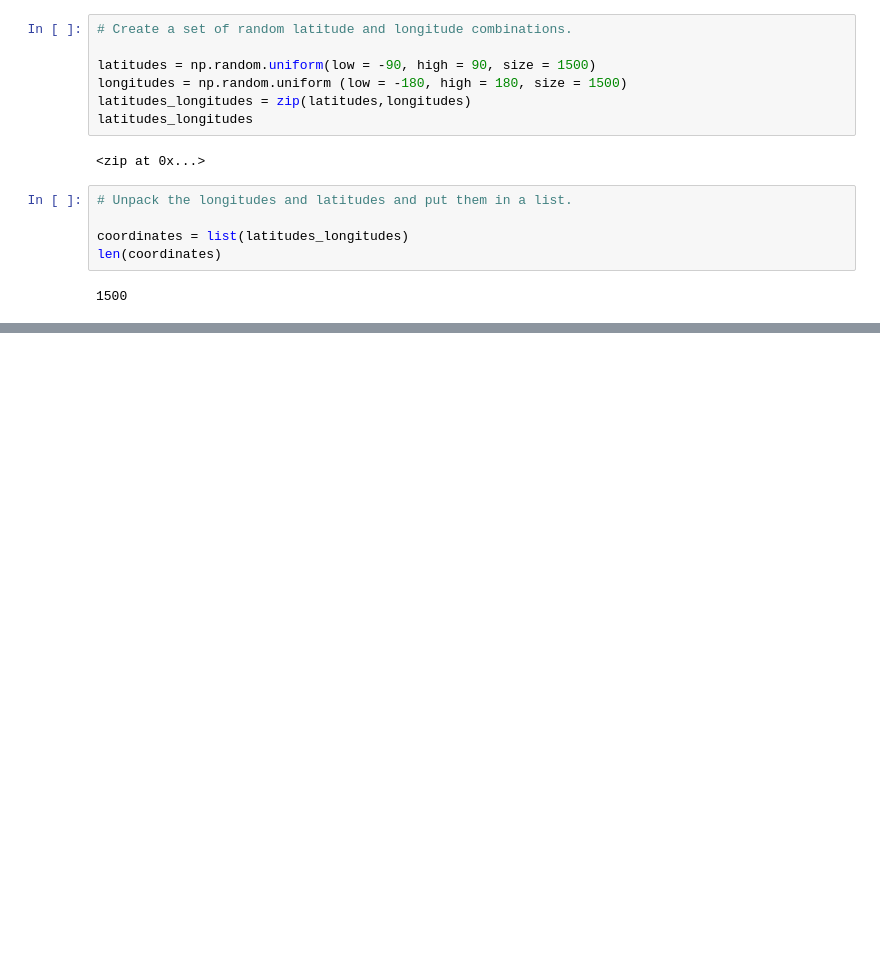
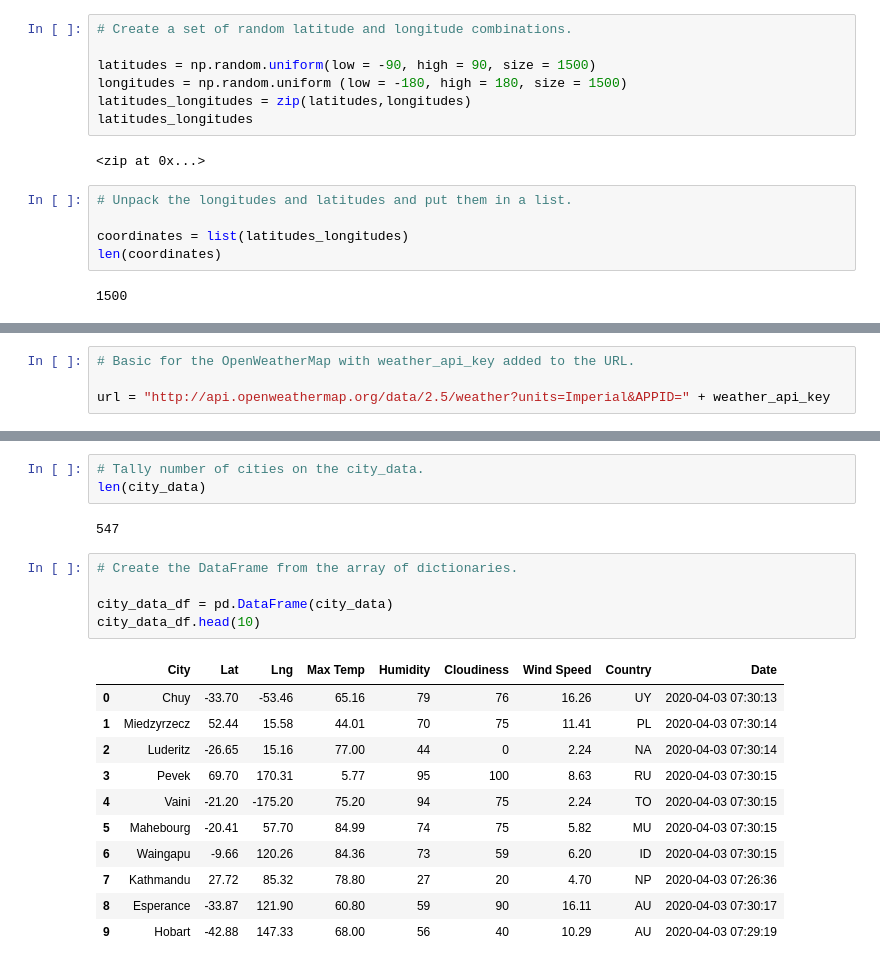
Before and after one commit to Azaima-Asghar/World_Weather_Analysis, a Jupyter notebook: WeatherPy.ipynb, the cells around one changed output, grey strips where cells are left out. Saved outputs shown, nothing was run; the diff lists cells and outputs as text; blank space fills up the shorter version.

Commit message:
Adding code to weatherPy file.

```diff
--- a/WeatherPy.ipynb
+++ b/WeatherPy.ipynb
@@ -38,0 +42,4 @@ len(cities)
+# %%
+# Basic for the OpenWeatherMap with weather_api_key added to the URL.
+
+url = "http://api.openweathermap.org/data/2.5/weather?units=Imperial&APPID=" + weather_api_key
@@ -38,0 +124,22 @@ len(cities)
+# %%
+# Tally number of cities on the city_data.
+len(city_data)
+# %% [output]
+547
+# %%
+# Create the DataFrame from the array of dictionaries.
+
+city_data_df = pd.DataFrame(city_data)
+city_data_df.head(10)
+# %% [output]
+|  | City | Lat | Lng | Max Temp | Humidity | Cloudiness | Wind Speed | Country | Date |
+| 0 | Chuy | -33.70 | -53.46 | 65.16 | 79 | 76 | 16.26 | UY | 2020-04-03 07:30:13 |
+| 1 | Miedzyrzecz | 52.44 | 15.58 | 44.01 | 70 | 75 | 11.41 | PL | 2020-04-03 07:30:14 |
+| 2 | Luderitz | -26.65 | 15.16 | 77.00 | 44 | 0 | 2.24 | NA | 2020-04-03 07:30:14 |
+| 3 | Pevek | 69.70 | 170.31 | 5.77 | 95 | 100 | 8.63 | RU | 2020-04-03 07:30:15 |
+| 4 | Vaini | -21.20 | -175.20 | 75.20 | 94 | 75 | 2.24 | TO | 2020-04-03 07:30:15 |
+| 5 | Mahebourg | -20.41 | 57.70 | 84.99 | 74 | 75 | 5.82 | MU | 2020-04-03 07:30:15 |
+| 6 | Waingapu | -9.66 | 120.26 | 84.36 | 73 | 59 | 6.20 | ID | 2020-04-03 07:30:15 |
+| 7 | Kathmandu | 27.72 | 85.32 | 78.80 | 27 | 20 | 4.70 | NP | 2020-04-03 07:26:36 |
+| 8 | Esperance | -33.87 | 121.90 | 60.80 | 59 | 90 | 16.11 | AU | 2020-04-03 07:30:17 |
+| 9 | Hobart | -42.88 | 147.33 | 68.00 | 56 | 40 | 10.29 | AU | 2020-04-03 07:29:19 |
```
Also changed, not shown: parts of 5 cells of this notebook, 3 other files.
